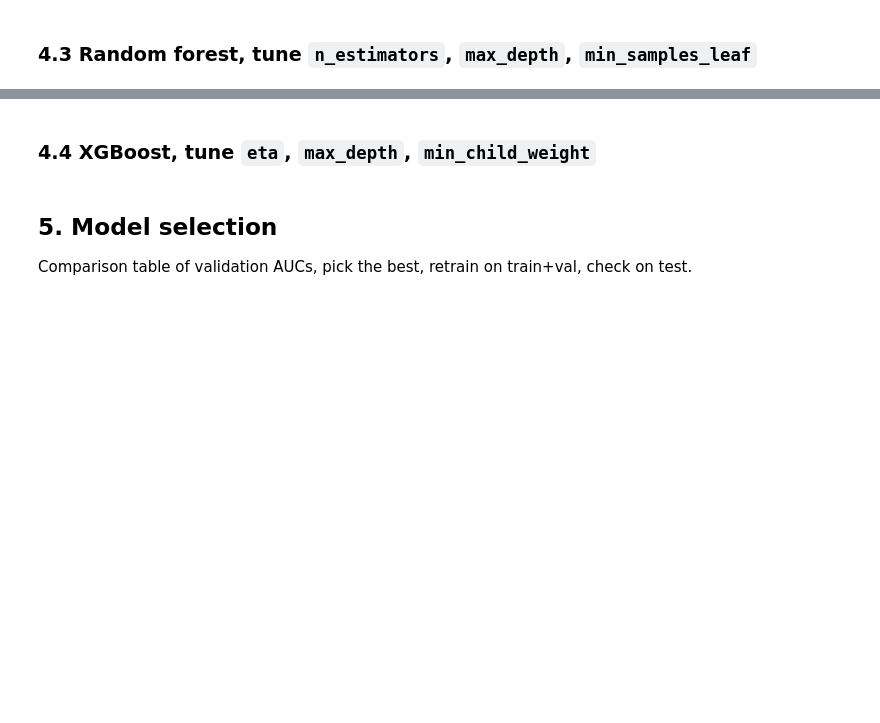
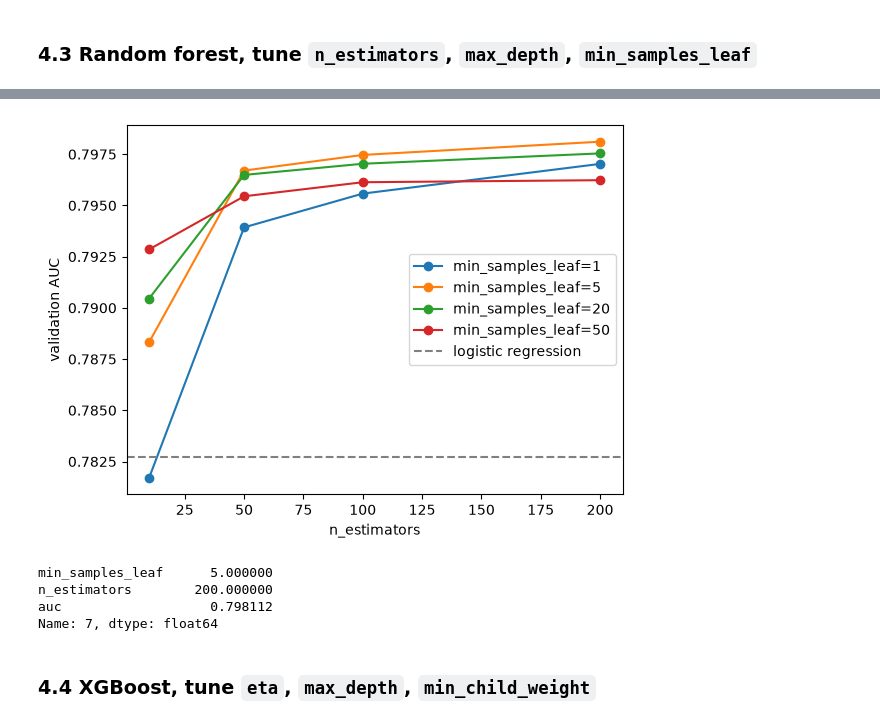
Before and after one commit to HighFlip/lichess-flag-prediction, a Jupyter notebook: notebook.ipynb, the cells around one changed output, grey strips where cells are left out. Saved outputs shown, nothing was run; the diff lists cells and outputs as text; code cells hidden in the pictures; blank space fills up the shorter version.

```diff
--- a/notebook.ipynb
+++ b/notebook.ipynb
@@ -445,6 +516,27 @@ Metric: ROC AUC on validation.
+# %%
+scores_rf_leaf = []
+for leaf in [1, 5, 20, 50]:
+    for n in [10, 50, 100, 200]:
+        rf = RandomForestClassifier(n_estimators=n, max_depth=best_depth_rf, min_samples_leaf=leaf,
+                                    random_state=1, n_jobs=-1)
+        rf.fit(X_train, y_train)
+        scores_rf_leaf.append((leaf, n, roc_auc_score(y_val, rf.predict_proba(X_val)[:, 1])))
+
+df_scores_rf_leaf = pd.DataFrame(scores_rf_leaf, columns=["min_samples_leaf", "n_estimators", "auc"])
+for leaf, group in df_scores_rf_leaf.groupby("min_samples_leaf"):
+    plt.plot(group.n_estimators, group.auc, marker="o", label=f"min_samples_leaf={leaf}")
+plot_baseline()
+plt.xlabel("n_estimators")
+plt.ylabel("validation AUC")
+plt.legend()
+plt.show()
+
+df_scores_rf_leaf.loc[df_scores_rf_leaf.auc.idxmax()]
+# %% [output]
+[figure, added]
+min_samples_leaf      5.000000
+n_estimators        200.000000
+auc                   0.798112
+Name: 7, dtype: float64
 # %% [markdown]
 ### 4.4 XGBoost, tune `eta`, `max_depth`, `min_child_weight`
-# %% [markdown]
-## 5. Model selection
-
-Comparison table of validation AUCs, pick the best, retrain on train+val, check on test.
```
Also changed, not shown: parts of 42 cells of this notebook.
